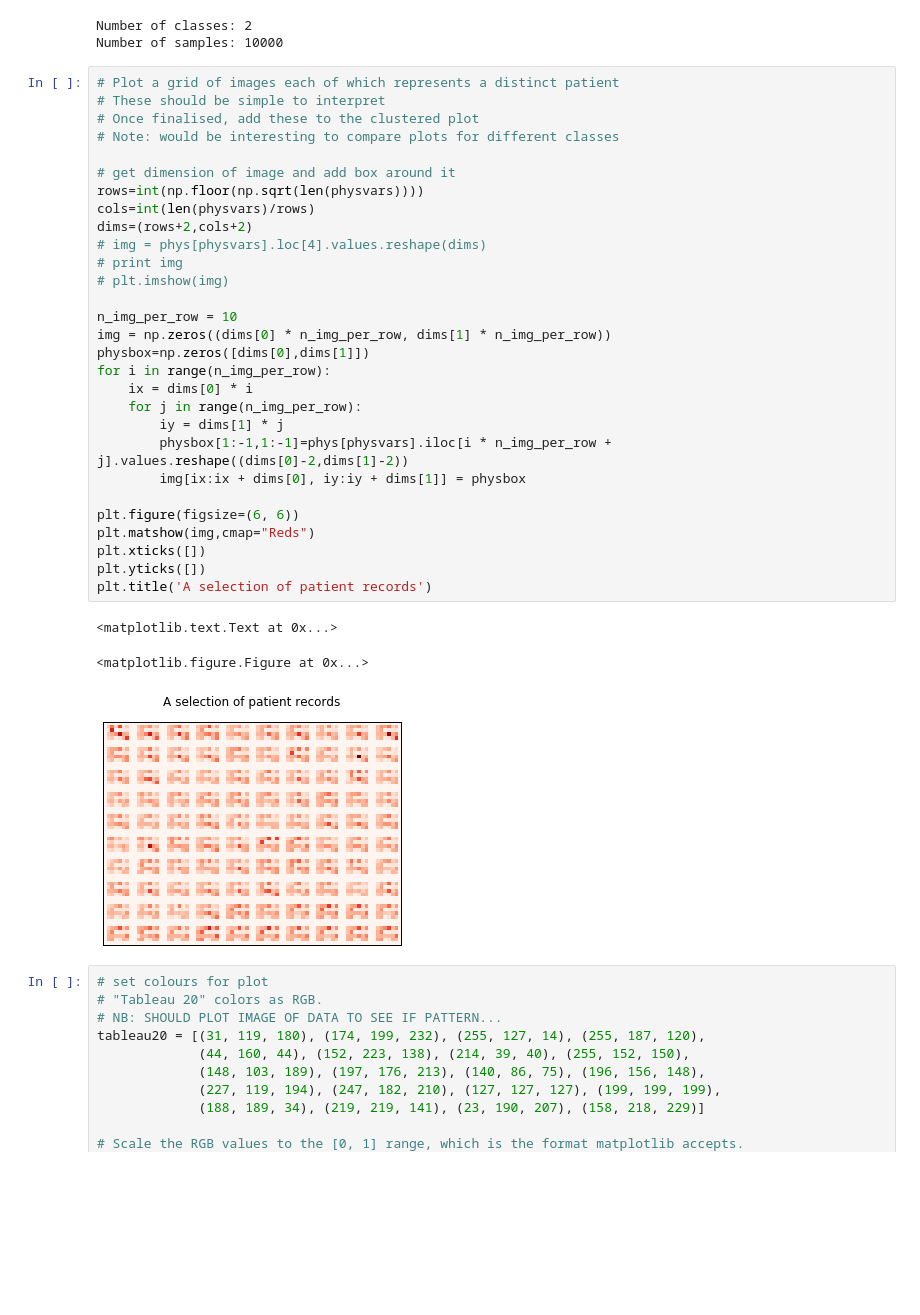
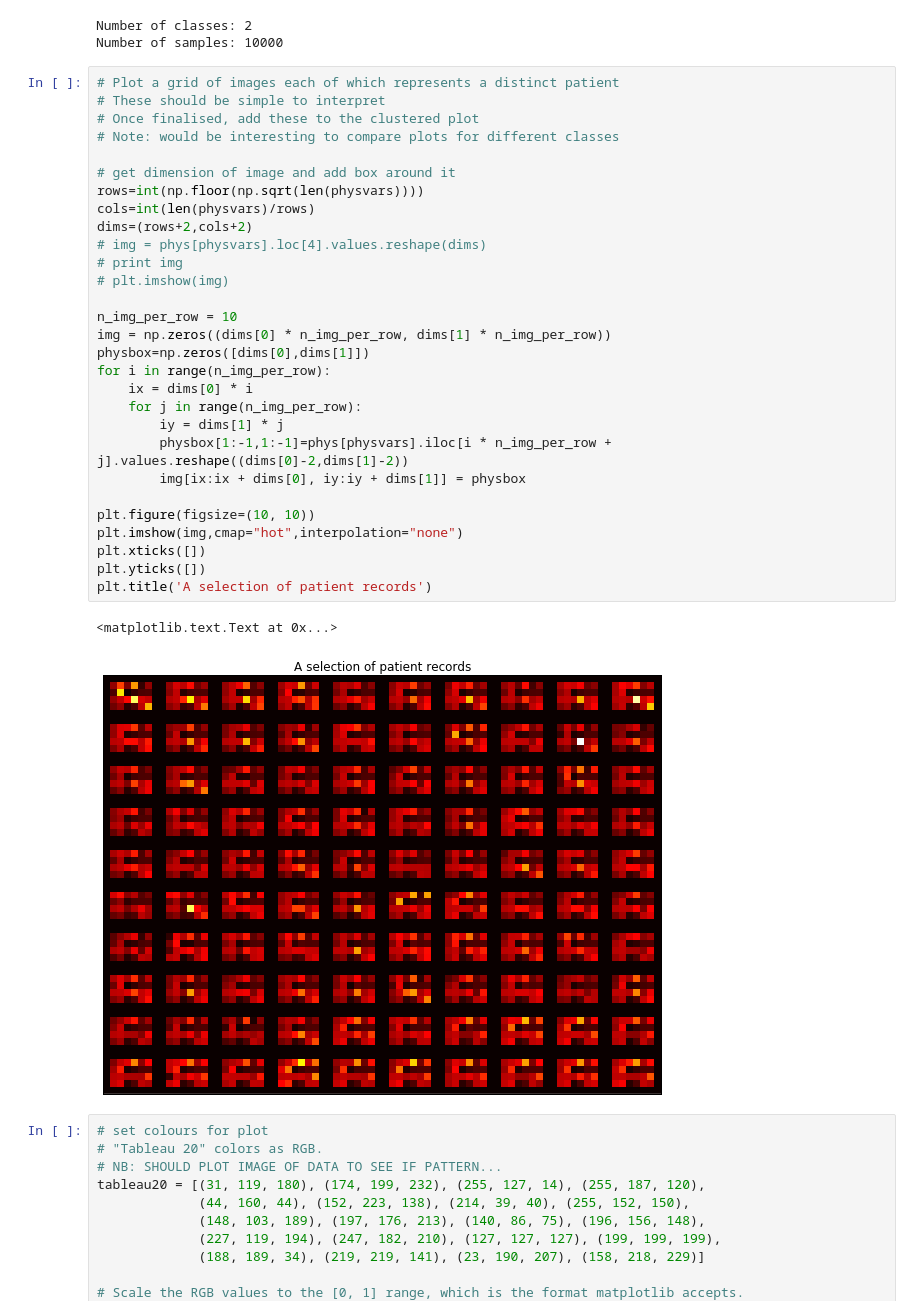
Before and after one commit to MIT-LCP/mimic-iii-paper, a Jupyter notebook: notebooks/tsne-vis.ipynb, the cells around one changed output. Saved outputs shown, nothing was run; the diff lists cells and outputs as text; blank space fills up the shorter version.

Commit message:
use imshow, not matshow

```diff
--- a/notebooks/tsne-vis.ipynb
+++ b/notebooks/tsne-vis.ipynb
@@ -139,36 +139,35 @@ Number of samples: 10000
 # %%
 # Plot a grid of images each of which represents a distinct patient
 # These should be simple to interpret
 # Once finalised, add these to the clustered plot
 # Note: would be interesting to compare plots for different classes
 
 # get dimension of image and add box around it
 rows=int(np.floor(np.sqrt(len(physvars))))
 cols=int(len(physvars)/rows)
 dims=(rows+2,cols+2)
 # img = phys[physvars].loc[4].values.reshape(dims)
 # print img
 # plt.imshow(img)
 
 n_img_per_row = 10
 img = np.zeros((dims[0] * n_img_per_row, dims[1] * n_img_per_row))
 physbox=np.zeros([dims[0],dims[1]])
 for i in range(n_img_per_row):
     ix = dims[0] * i
     for j in range(n_img_per_row):
         iy = dims[1] * j
         physbox[1:-1,1:-1]=phys[physvars].iloc[i * n_img_per_row + j].values.reshape((dims[0]-2,dims[1]-2))
         img[ix:ix + dims[0], iy:iy + dims[1]] = physbox
 
-plt.figure(figsize=(6, 6))
-plt.matshow(img,cmap="Reds")
+plt.figure(figsize=(10, 10))
+plt.imshow(img,cmap="hot",interpolation="none")
 plt.xticks([])
 plt.yticks([])
 plt.title('A selection of patient records')
 # %% [output]
 <matplotlib.text.Text at 0x...>
-<matplotlib.figure.Figure at 0x...>
-[figure, old version]
+[figure, new version]
 # %%
 # set colours for plot
 # "Tableau 20" colors as RGB.
```
